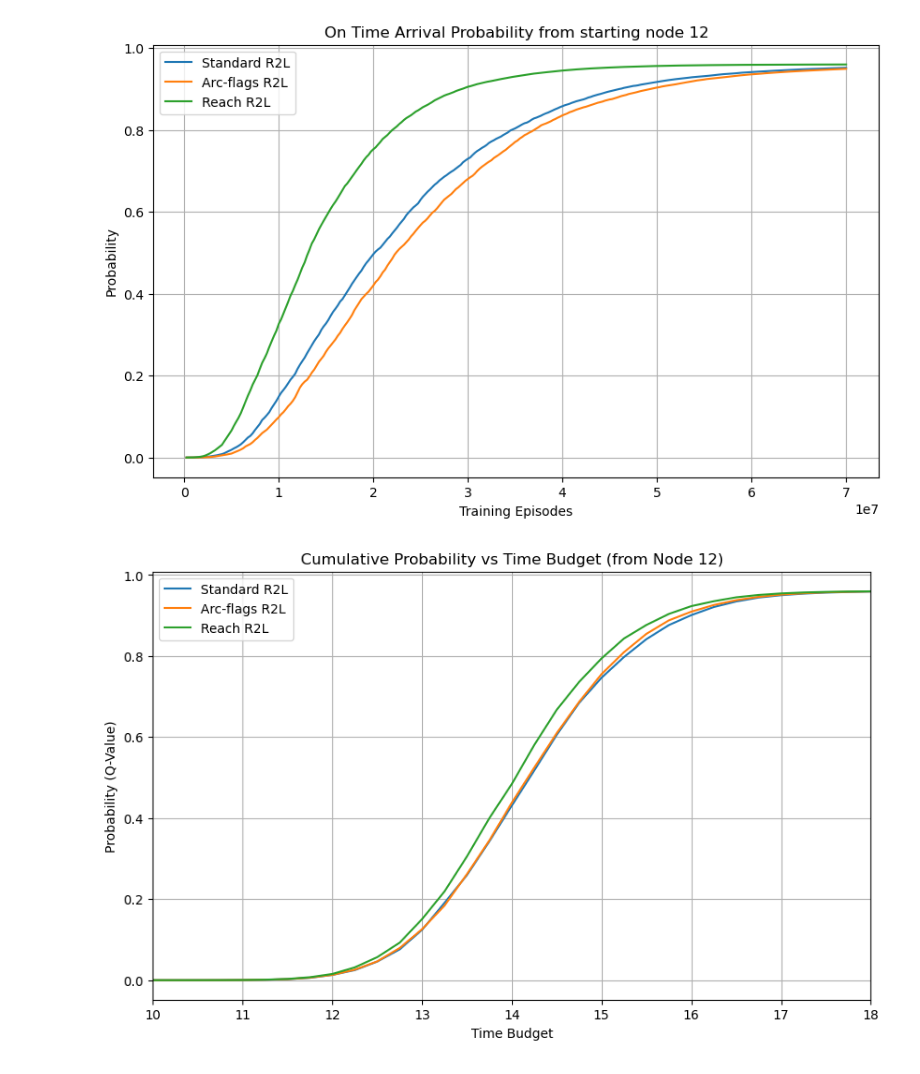
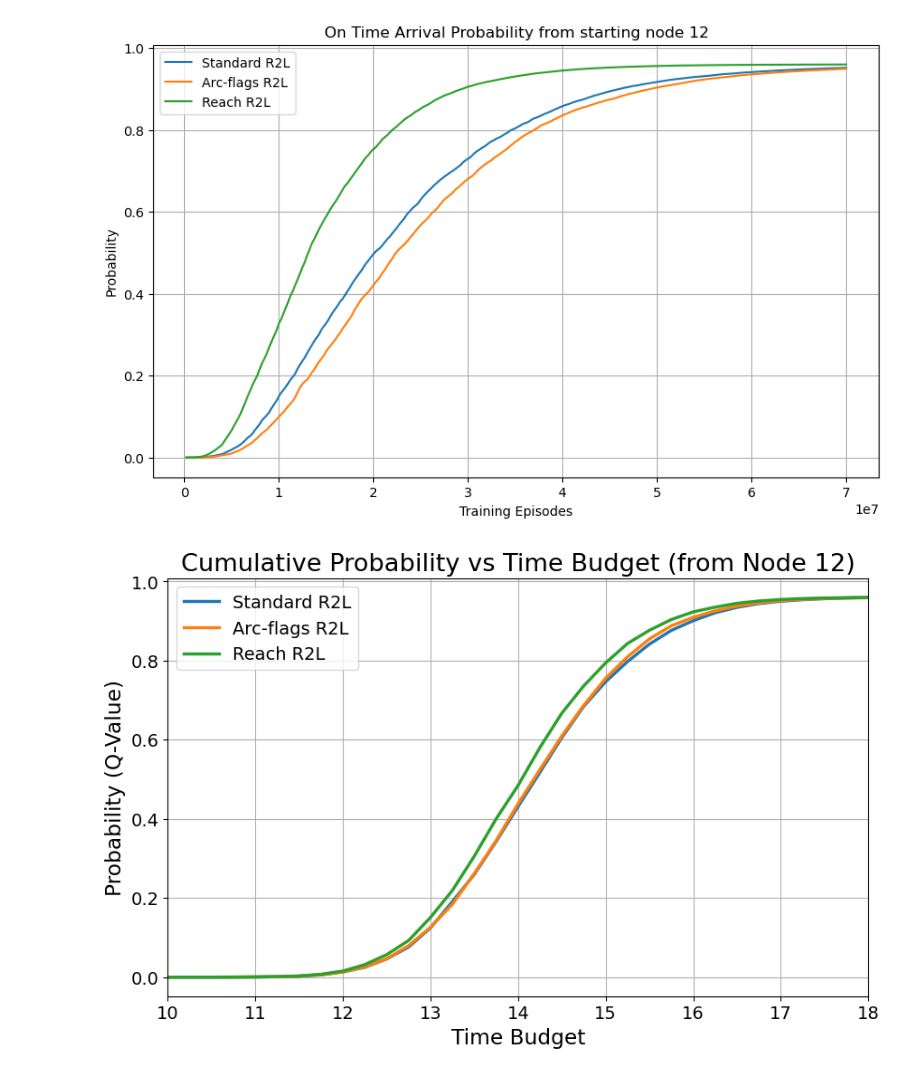
Before and after one commit to samuelepeirone/SOTA-RL, a Jupyter notebook: notebook/Testing Arc-flags pruned RL.ipynb, the cells around one changed output. Cells and saved outputs as stored; diff of their text form; code cells hidden in the pictures.

Commit message:
changes on plot functions

```diff
--- a/notebook/Testing Arc-flags pruned RL.ipynb
+++ b/notebook/Testing Arc-flags pruned RL.ipynb
@@ -367,16 +367,16 @@ R2LPlot.probability_plot_history(paths_dict, title=title)
 # %%
 from R2L_plot import R2LPlot
 
 paths_dict = {
     "Standard R2L": "./../instances/probabilities/standard-12-70M250k.pkl",
     "Arc-flags R2L": "./../instances/probabilities/arcflags-12-70M250k.pkl",
     "Reach R2L": "./../instances/probabilities/reach-12-70M250k.pkl"
 }
 
 
-R2LPlot.plot_q_vs_budget_from_pickle(paths_dict, 12, x_range=(10,18))
+R2LPlot.plot_q_vs_budget_from_pickle(paths_dict, 12, x_range=(10,18), font_scale=1.4)
 # %% [output]
-[figure, old version]
+[figure, new version]
 # %%
 from R2L_plot import R2LPlot
 
```
Also changed, not shown: parts of 1 cell of this notebook, 1 other file.
